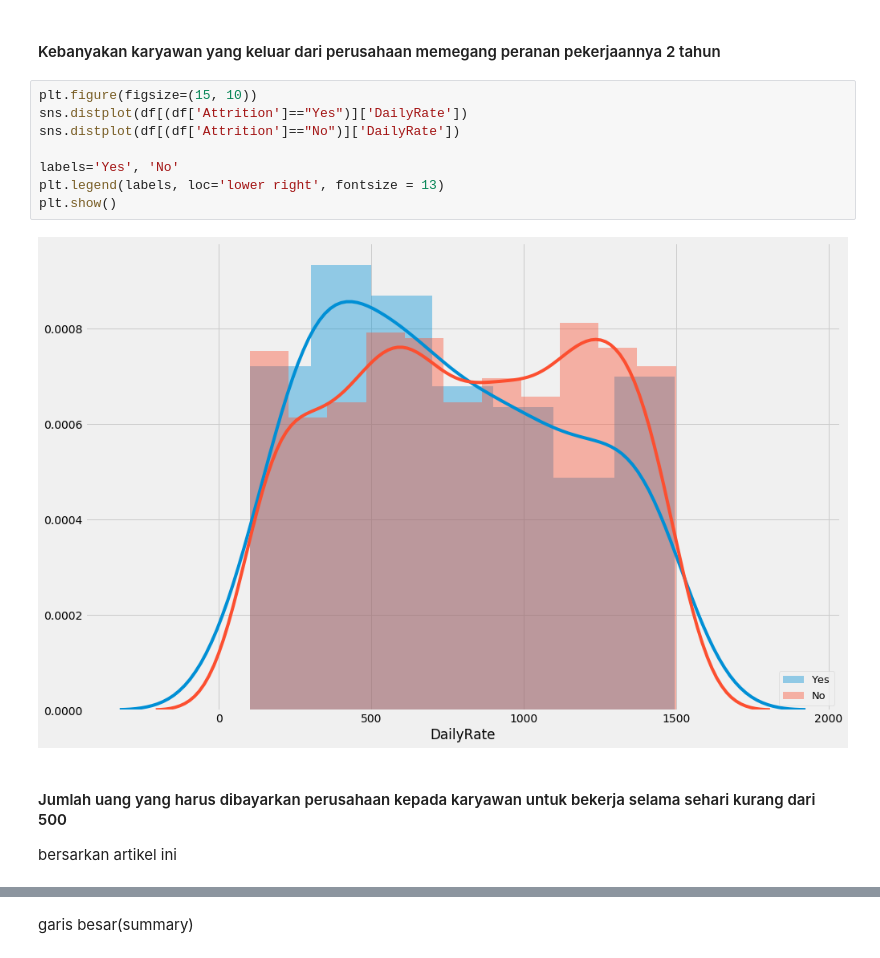
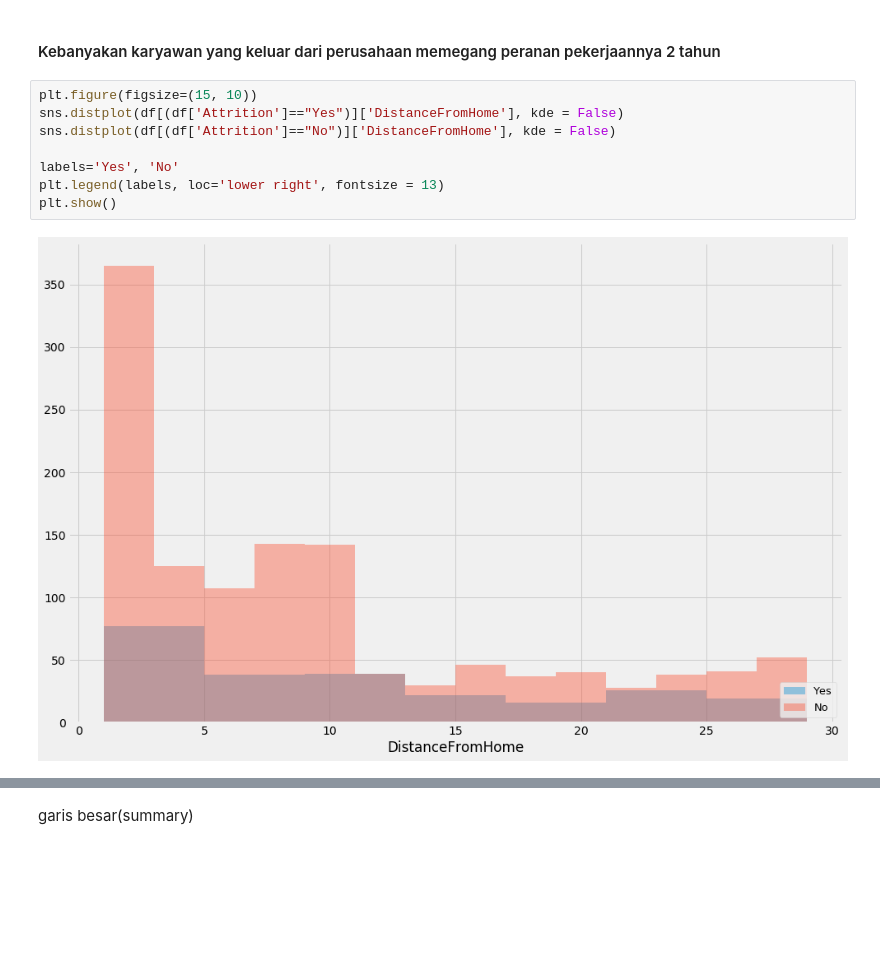
Before and after one commit to rizkiluthfan/final_project, a Jupyter notebook: Final Project (Analytics Employee Attrition)(Cleaning & EDA).ipynb, the cells around one changed output, grey strips where cells are left out. Saved outputs shown, nothing was run; the diff lists cells and outputs as text; blank space fills up the shorter version.

```diff
--- a/Final Project (Analytics Employee Attrition)(Cleaning & EDA).ipynb
+++ b/Final Project (Analytics Employee Attrition)(Cleaning & EDA).ipynb
@@ -335,15 +448,11 @@ plt.show()
 #### Kebanyakan karyawan yang keluar dari perusahaan memegang peranan pekerjaannya 2 tahun
 # %%
 plt.figure(figsize=(15, 10))
-sns.distplot(df[(df['Attrition']=="Yes")]['DailyRate'])
-sns.distplot(df[(df['Attrition']=="No")]['DailyRate'])
+sns.distplot(df[(df['Attrition']=="Yes")]['DistanceFromHome'], kde = False)
+sns.distplot(df[(df['Attrition']=="No")]['DistanceFromHome'], kde = False)
 
 labels='Yes', 'No'
 plt.legend(labels, loc='lower right', fontsize = 13)
 plt.show()
 # %% [output]
-[figure, old version]
+[figure, new version]
-# %% [markdown]
-#### Jumlah uang yang harus dibayarkan perusahaan kepada karyawan untuk bekerja selama sehari kurang dari 500
-
-bersarkan artikel ini
```
Also changed, not shown: parts of 32 cells of this notebook, 5 other files.
